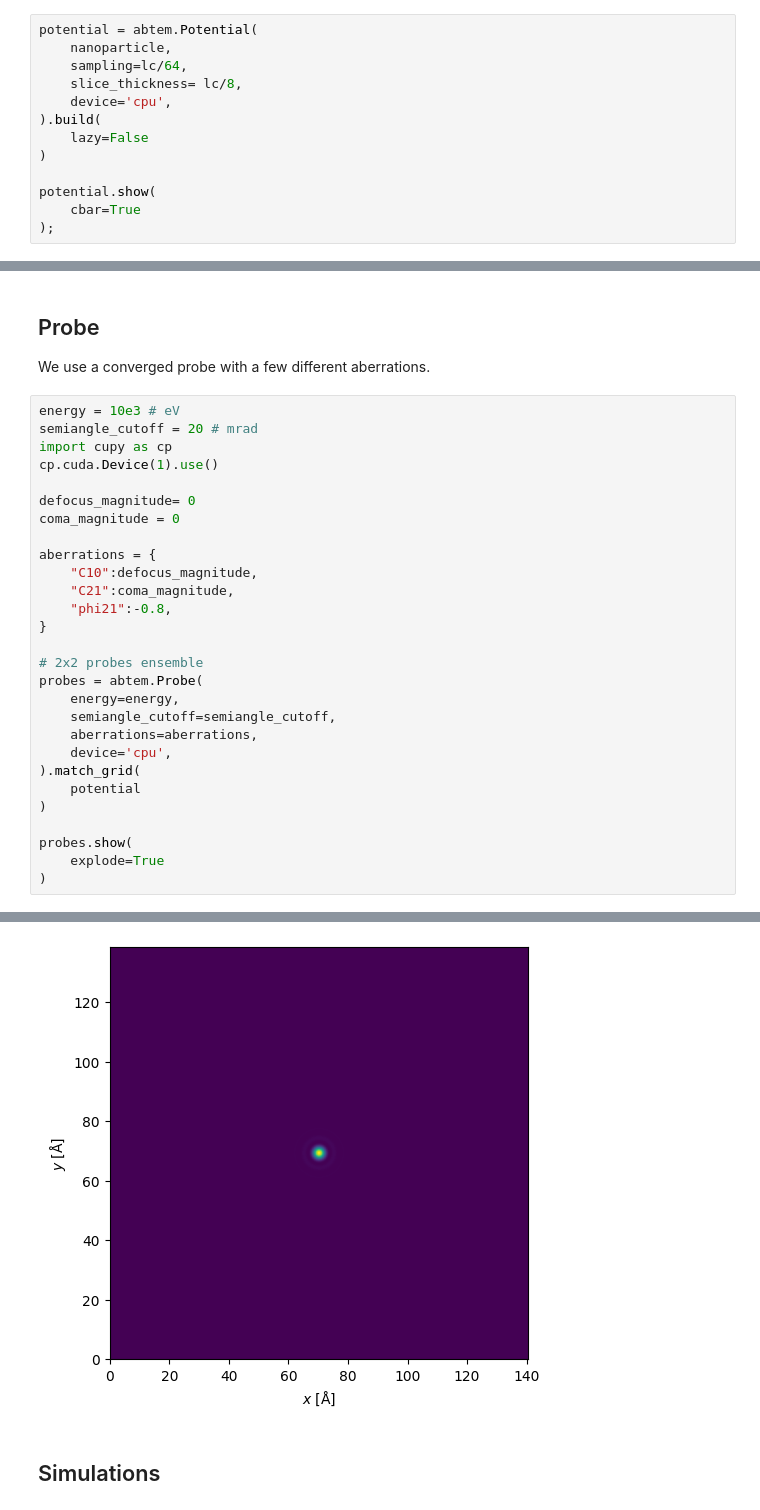
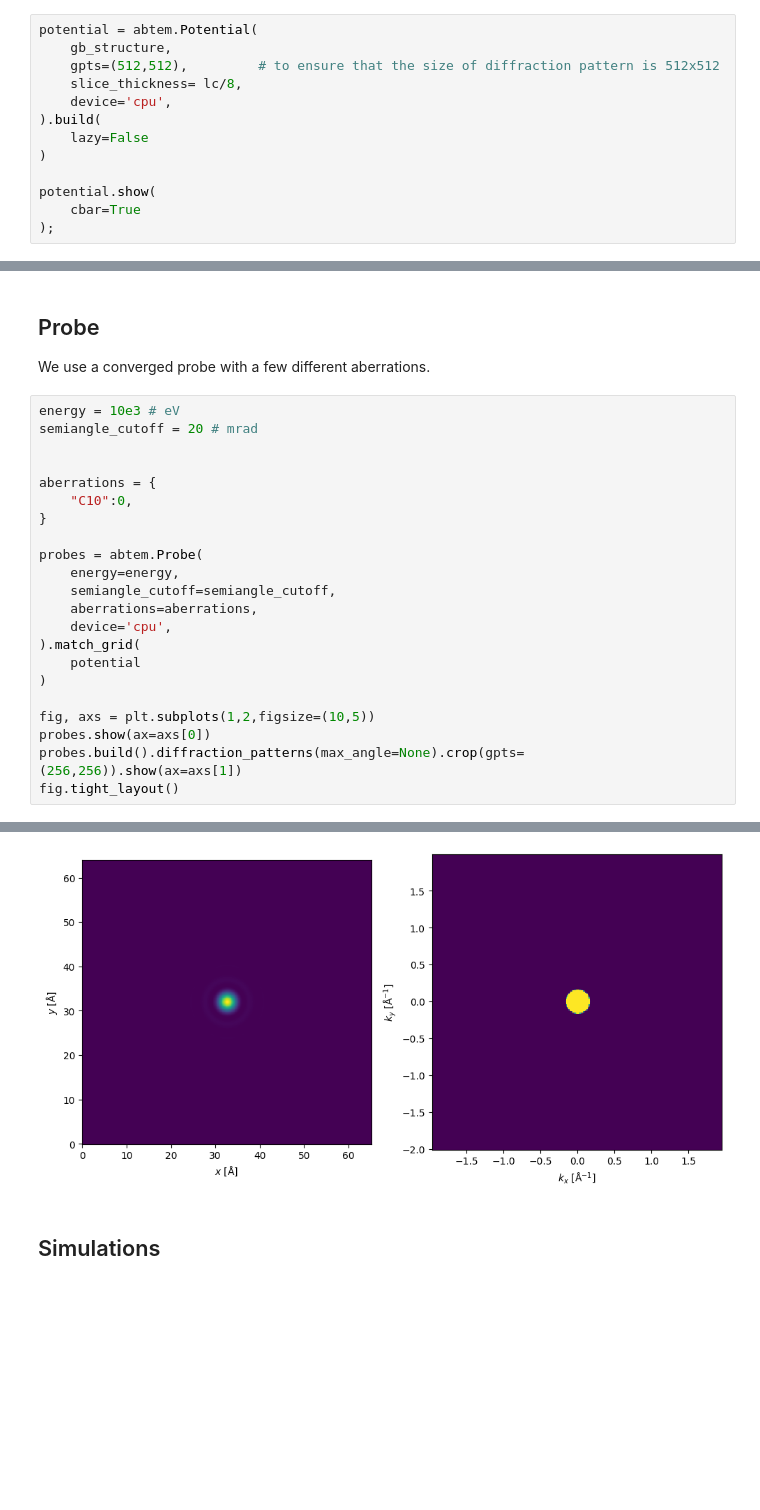
Before and after one commit to curiousbeams/willem-playground, a Jupyter notebook: notebooks/simulation_notebook/crystalline_sample_2_facets.ipynb, the cells around one changed output, grey strips where cells are left out. Cells and saved outputs as stored; diff of their text form; blank space fills up the shorter version.

Commit message:
Simulation notebooks that generate different types of gold samples. 1. inf slab, 2. slab of 2 facets, 3. twin boundary 1-21, 4. triangular nanoparticle

```diff
--- a/notebooks/simulation_notebook/crystalline_sample_2_facets.ipynb
+++ b/notebooks/simulation_notebook/crystalline_sample_2_facets.ipynb
@@ -208,8 +103,8 @@ length cell x 5.769991334482229
 We build the numeric representation of the atomic potentials.
 # %%
 potential = abtem.Potential(
-    nanoparticle,
-    sampling=lc/64,
+    gb_structure,
+    gpts=(512,512),         # to ensure that the size of diffraction pattern is 512x512
     slice_thickness= lc/8,
     device='cpu',
 ).build(
@@ -228,19 +123,12 @@ We use a converged probe with a few different aberrations.
 # %%
 energy = 10e3 # eV
 semiangle_cutoff = 20 # mrad
-import cupy as cp
-cp.cuda.Device(1).use()
 
-defocus_magnitude= 0
-coma_magnitude = 0
 
 aberrations = {
-    "C10":defocus_magnitude,
-    "C21":coma_magnitude,
-    "phi21":-0.8,
+    "C10":0,
 }
 
-# 2x2 probes ensemble
 probes = abtem.Probe(
     energy=energy,
     semiangle_cutoff=semiangle_cutoff,
@@ -250,7 +138,8 @@ probes = abtem.Probe(
     potential
 )
 
-probes.show(
-    explode=True
-)
+fig, axs = plt.subplots(1,2,figsize=(10,5))
+probes.show(ax=axs[0])
+probes.build().diffraction_patterns(max_angle=None).crop(gpts=(256,256)).show(ax=axs[1])
+fig.tight_layout()
 # %% [output]
@@ -258,4 +146,4 @@ probes.show(
-[figure, old version]
+[figure, new version]
 # %% [markdown]
 ## Simulations
 # %%
```
Also changed, not shown: parts of 14 cells of this notebook, 3 other files.
